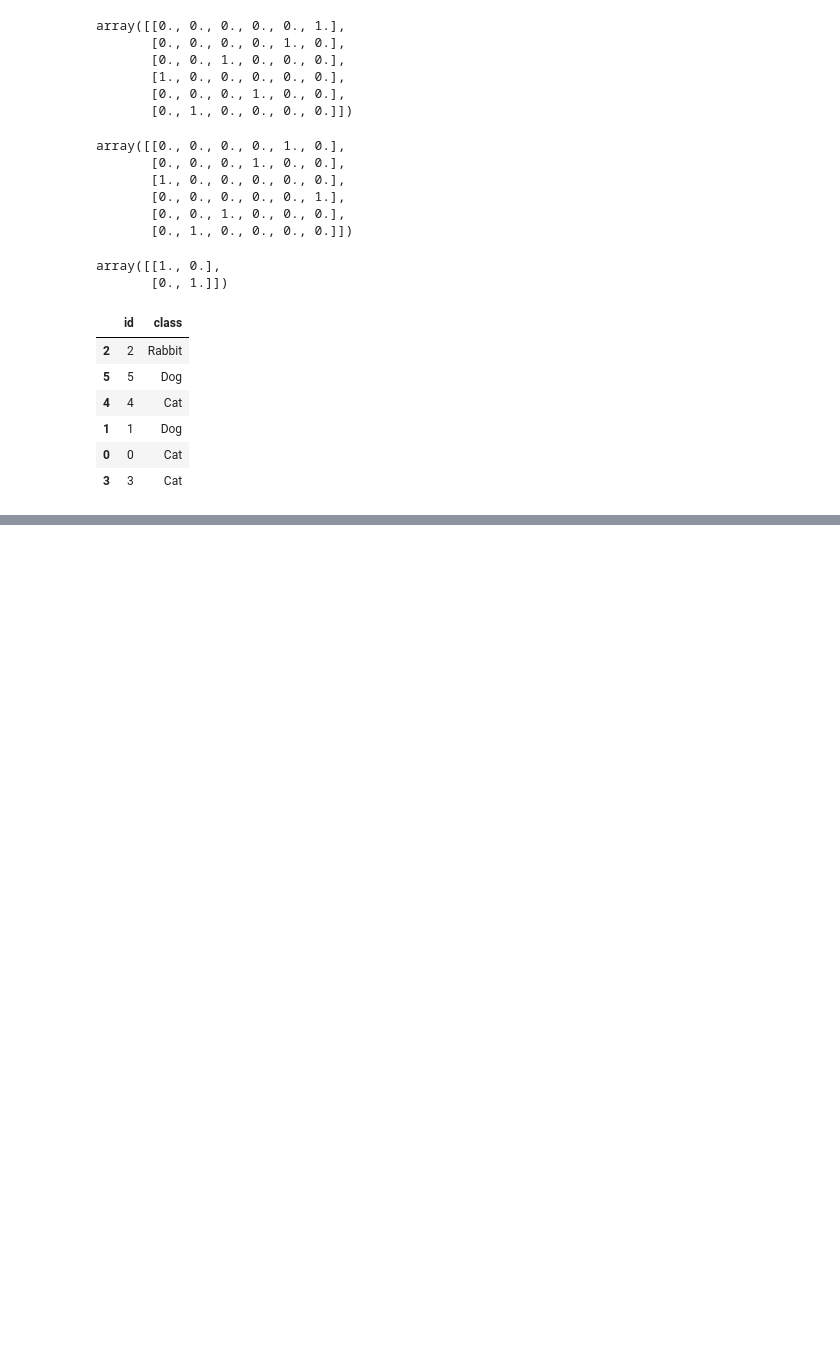
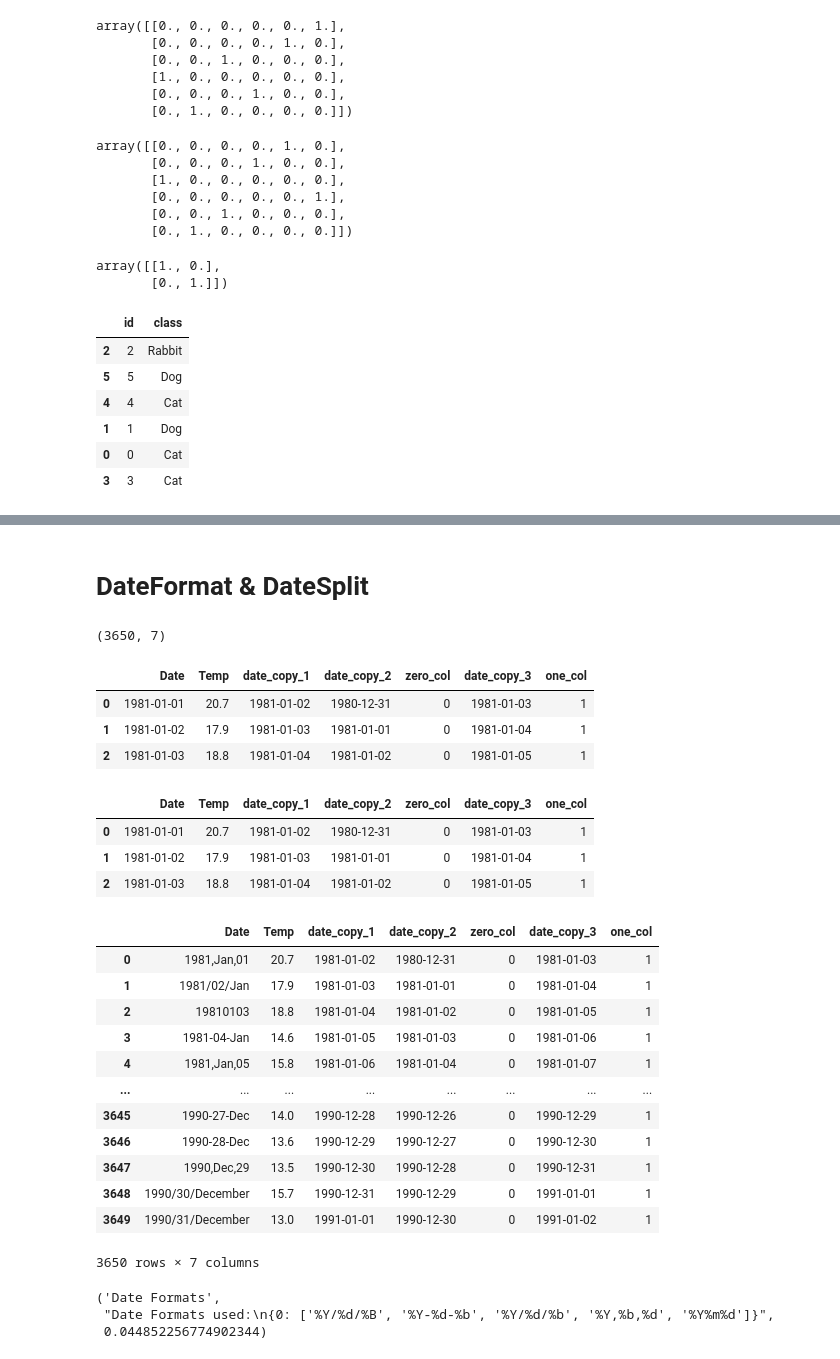
Before and after one commit to joeltanwr/DirtyDF, a Jupyter notebook: test_mtjjv.ipynb, the cells around one changed output, grey strips where cells are left out. Cells and saved outputs as stored; diff of their text form; code cells hidden in the pictures; blank space fills up the shorter version.

```diff
--- a/test_mtjjv.ipynb
+++ b/test_mtjjv.ipynb
@@ -133,0 +220,2 @@ res_ft.print_history()
+# %% [markdown]
+# DateFormat & DateSplit
@@ -133,0 +225,52 @@ res_ft.print_history()
+# %%
+df3 = pd.read_csv("https://raw.githubusercontent.com/jbrownlee/Datasets/master/daily-min-temperatures.csv", parse_dates=['Date'])
+df3['date_copy_1'] = df3['Date'] + datetime.timedelta(days=1)
+df3['date_copy_2'] = df3['Date'] + datetime.timedelta(days=-1)
+df3['zero_col'] = 0
+df3['date_copy_3'] = df3['Date'] + datetime.timedelta(days=2)
+df3['one_col'] = 1
+# %%
+df3.shape
+# %% [output]
+(3650, 7)
+# %%
+df3.head(3)
+# %% [output]
+|  | Date | Temp | date_copy_1 | date_copy_2 | zero_col | date_copy_3 | one_col |
+| 0 | 1981-01-01 | 20.7 | 1981-01-02 | 1980-12-31 | 0 | 1981-01-03 | 1 |
+| 1 | 1981-01-02 | 17.9 | 1981-01-03 | 1981-01-01 | 0 | 1981-01-04 | 1 |
+| 2 | 1981-01-03 | 18.8 | 1981-01-04 | 1981-01-02 | 0 | 1981-01-05 | 1 |
+# %%
+date_format = DateFormatStainer(col_idx=[0], num_format=5)
+# %%
+df3.head(3)
+# %% [output]
+|  | Date | Temp | date_copy_1 | date_copy_2 | zero_col | date_copy_3 | one_col |
+| 0 | 1981-01-01 | 20.7 | 1981-01-02 | 1980-12-31 | 0 | 1981-01-03 | 1 |
+| 1 | 1981-01-02 | 17.9 | 1981-01-03 | 1981-01-01 | 0 | 1981-01-04 | 1 |
+| 2 | 1981-01-03 | 18.8 | 1981-01-04 | 1981-01-02 | 0 | 1981-01-05 | 1 |
+# %%
+rng = np.random.default_rng(42)
+res = date_format.transform(df3, rng)
+# %%
+res[0]
+# %% [output]
+|  | Date | Temp | date_copy_1 | date_copy_2 | zero_col | date_copy_3 | one_col |
+| 0 | 1981,Jan,01 | 20.7 | 1981-01-02 | 1980-12-31 | 0 | 1981-01-03 | 1 |
+| 1 | 1981/02/Jan | 17.9 | 1981-01-03 | 1981-01-01 | 0 | 1981-01-04 | 1 |
+| 2 | 19810103 | 18.8 | 1981-01-04 | 1981-01-02 | 0 | 1981-01-05 | 1 |
+| 3 | 1981-04-Jan | 14.6 | 1981-01-05 | 1981-01-03 | 0 | 1981-01-06 | 1 |
+| 4 | 1981,Jan,05 | 15.8 | 1981-01-06 | 1981-01-04 | 0 | 1981-01-07 | 1 |
+| ... | ... | ... | ... | ... | ... | ... | ... |
+| 3645 | 1990-27-Dec | 14.0 | 1990-12-28 | 1990-12-26 | 0 | 1990-12-29 | 1 |
+| 3646 | 1990-28-Dec | 13.6 | 1990-12-29 | 1990-12-27 | 0 | 1990-12-30 | 1 |
+| 3647 | 1990,Dec,29 | 13.5 | 1990-12-30 | 1990-12-28 | 0 | 1990-12-31 | 1 |
+| 3648 | 1990/30/December | 15.7 | 1990-12-31 | 1990-12-29 | 0 | 1991-01-01 | 1 |
+| 3649 | 1990/31/December | 13.0 | 1991-01-01 | 1990-12-30 | 0 | 1991-01-02 | 1 |
+3650 rows × 7 columns
+# %%
+date_format.get_history()
+# %% [output]
+('Date Formats',
+ "Date Formats used:\n{0: ['%Y/%d/%B', '%Y-%d-%b', '%Y/%d/%b', '%Y,%b,%d', '%Y%m%d']}",
+ 0.044852256774902344)
```
Also changed, not shown: parts of 46 cells of this notebook.
